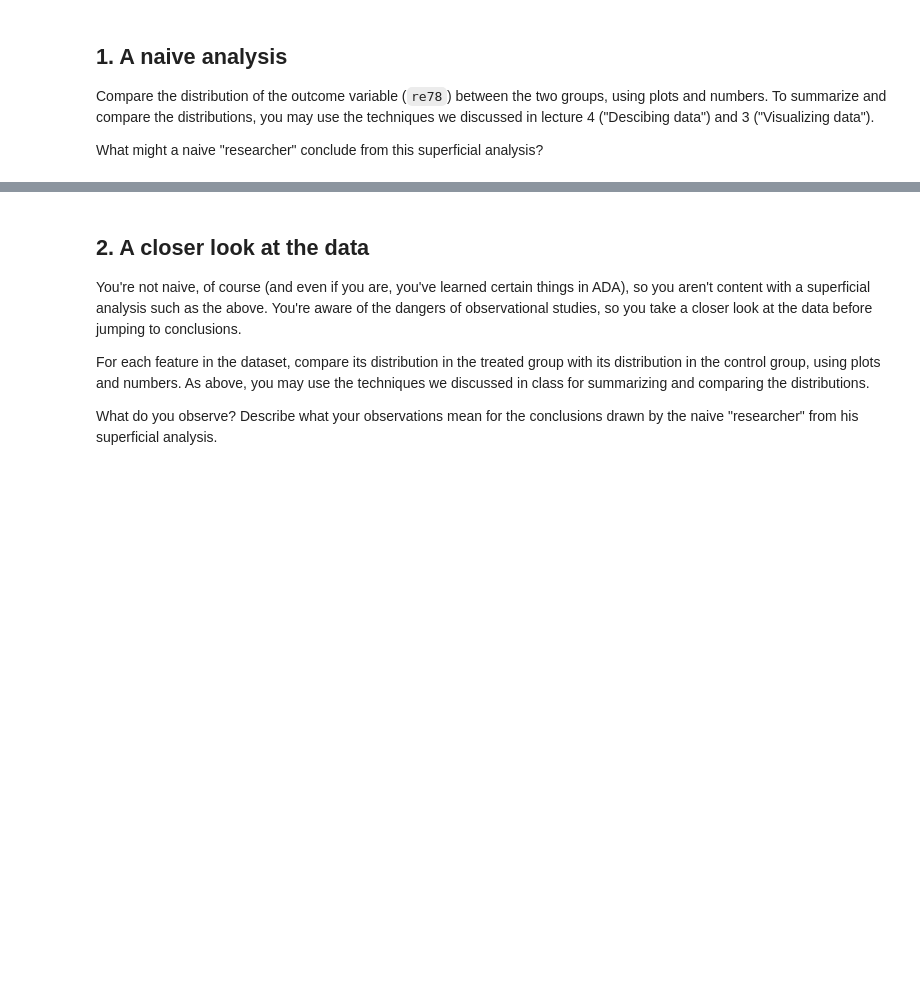
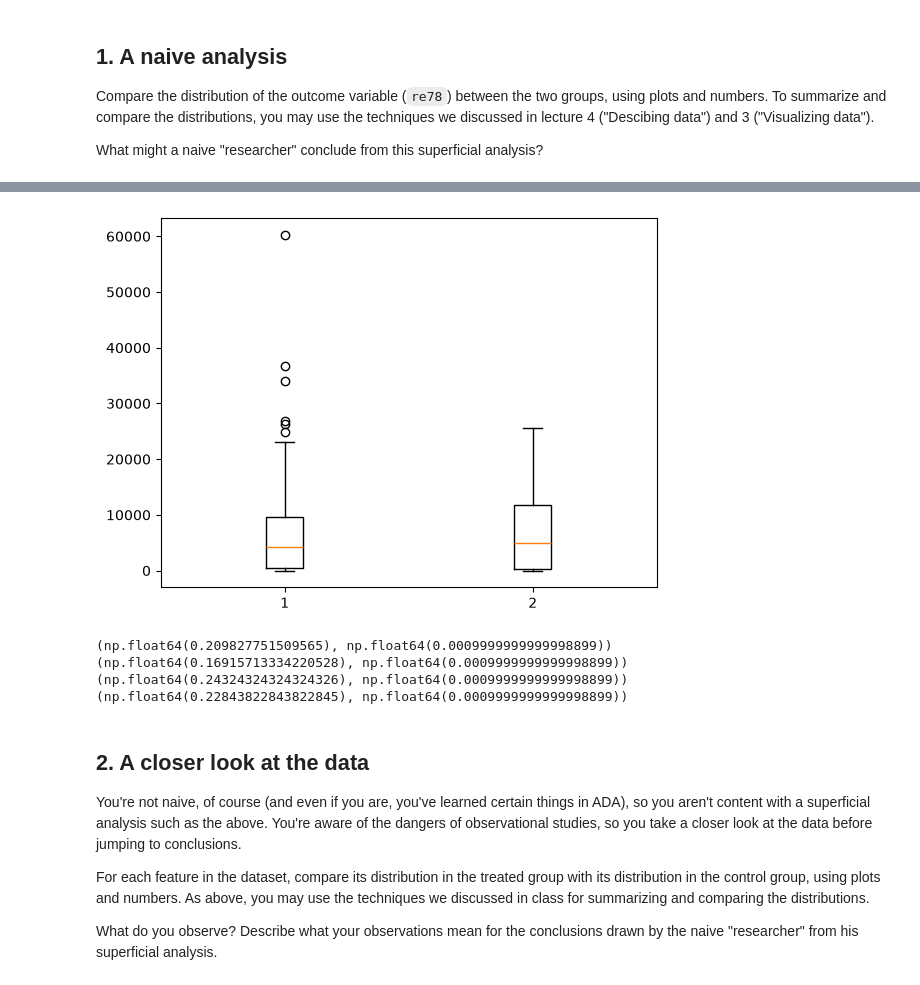
Before and after one commit to floribau/EPFL-ADA-2026, a Jupyter notebook: Exercises/05 - Causal analysis of observational data/Observational studies exercise.ipynb, the cells around one changed output, grey strips where cells are left out. Cells and saved outputs as stored; diff of their text form; code cells hidden in the pictures; blank space fills up the shorter version.

```diff
--- a/Exercises/05 - Causal analysis of observational data/Observational studies exercise.ipynb
+++ b/Exercises/05 - Causal analysis of observational data/Observational studies exercise.ipynb
@@ -59,3 +109,20 @@ What might a naive "researcher" conclude from this superficial analysis?
+# %%
+plt.boxplot([treated["re78"], control["re78"]])
+plt.show()
+# %% [output]
+[figure, added]
+# %%
+from statsmodels.stats import diagnostic
+
+print(diagnostic.kstest_normal(treated["re78"].values, dist = 'norm'))
+print(diagnostic.kstest_normal(control["re78"].values, dist = 'norm'))
+print(diagnostic.kstest_normal(treated["re78"].values, dist = 'exp'))
+print(diagnostic.kstest_normal(control["re78"].values, dist = 'exp'))
+# %% [output]
+(np.float64(0.209827751509565), np.float64(0.0009999999999998899))
+(np.float64(0.16915713334220528), np.float64(0.0009999999999998899))
+(np.float64(0.24324324324324326), np.float64(0.0009999999999998899))
+(np.float64(0.22843822843822845), np.float64(0.0009999999999998899))
 # %% [markdown]
 ## 2. A closer look at the data
 
```
Also changed, not shown: parts of 33 cells of this notebook.
